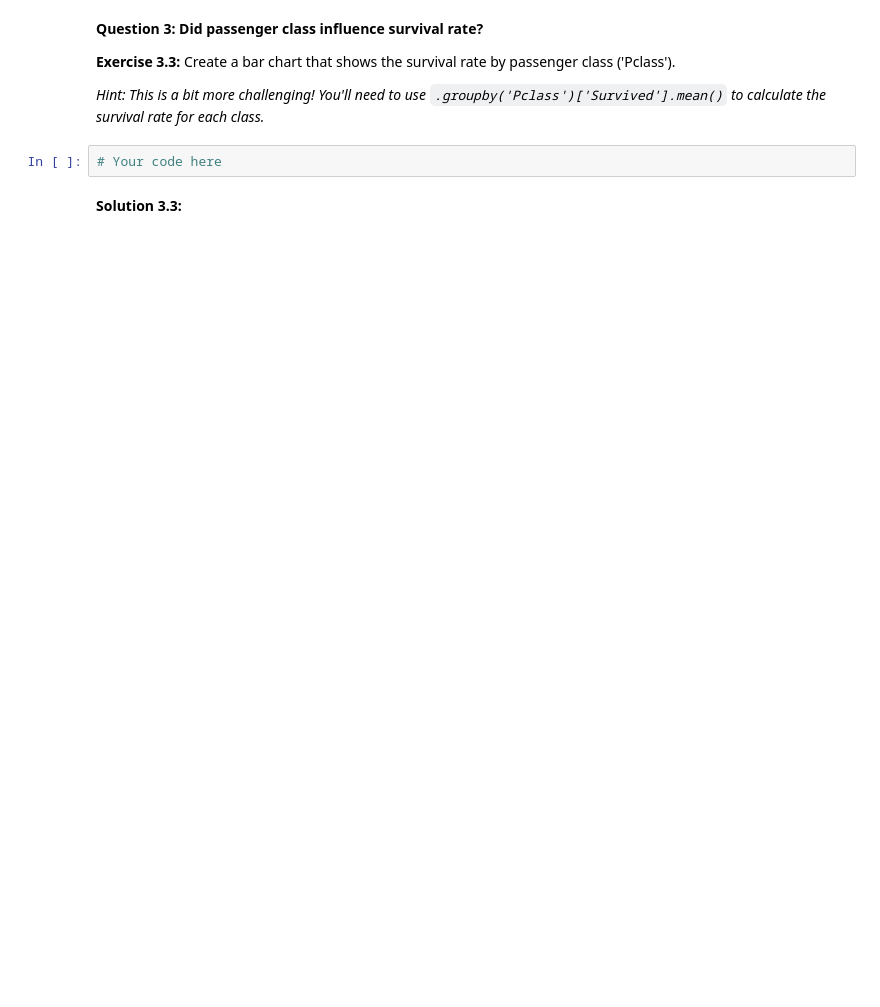
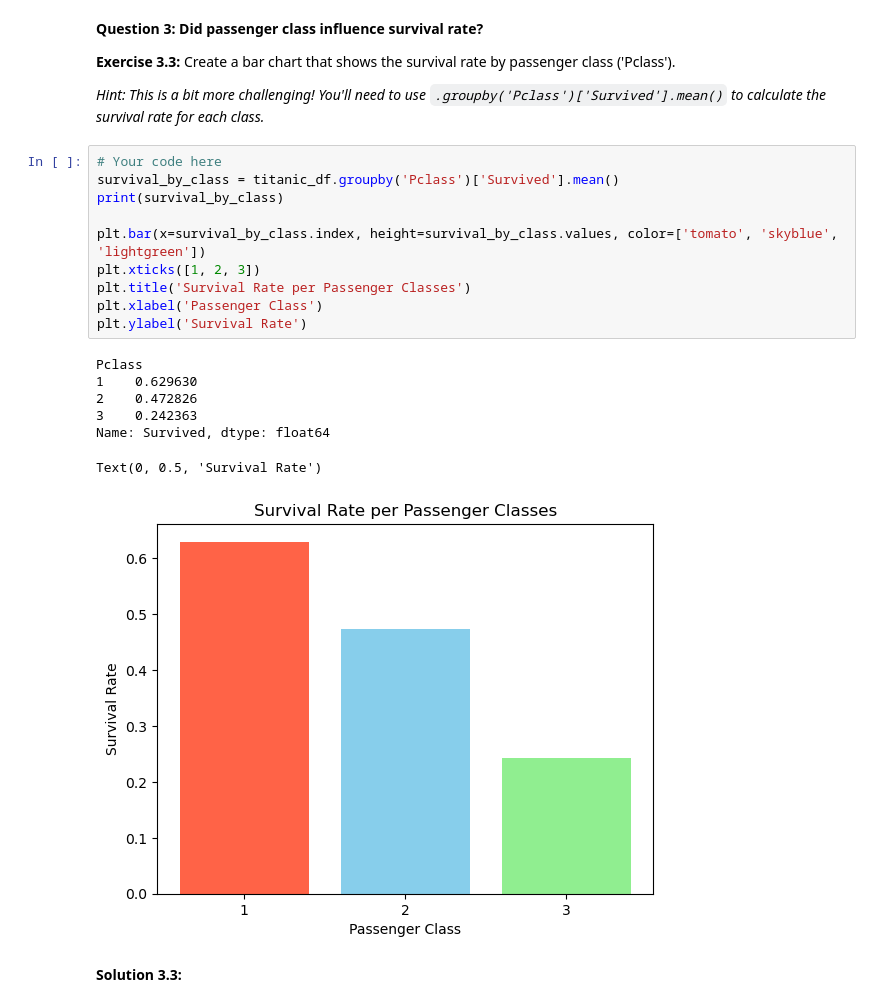
Before and after one commit to rksfn/scipy, a Jupyter notebook: week1_foundations_of_data_manipulation_and_visualization/day7_bringing_it_all2gether_mini_project.ipynb, the cells around one changed output. Cells and saved outputs as stored; diff of their text form; blank space fills up the shorter version.

```diff
--- a/week1_foundations_of_data_manipulation_and_visualization/day7_bringing_it_all2gether_mini_project.ipynb
+++ b/week1_foundations_of_data_manipulation_and_visualization/day7_bringing_it_all2gether_mini_project.ipynb
@@ -122,8 +202,24 @@ plt.show()
 **Exercise 3.3:** Create a bar chart that shows the survival rate by passenger class ('Pclass').
 
 *Hint: This is a bit more challenging! You'll need to use `.groupby('Pclass')['Survived'].mean()` to calculate the survival rate for each class.*
-# %%
-# Your code here
+# %%
+# Your code here
+survival_by_class = titanic_df.groupby('Pclass')['Survived'].mean()
+print(survival_by_class)
+
+plt.bar(x=survival_by_class.index, height=survival_by_class.values, color=['tomato', 'skyblue', 'lightgreen'])
+plt.xticks([1, 2, 3])
+plt.title('Survival Rate per Passenger Classes')
+plt.xlabel('Passenger Class')
+plt.ylabel('Survival Rate')
+# %% [output]
+Pclass
+1    0.629630
+2    0.472826
+3    0.242363
+Name: Survived, dtype: float64
+Text(0, 0.5, 'Survival Rate')
+[figure, added]
 # %% [markdown]
 **Solution 3.3:**
 # %%
```
Also changed, not shown: parts of 13 cells of this notebook.
